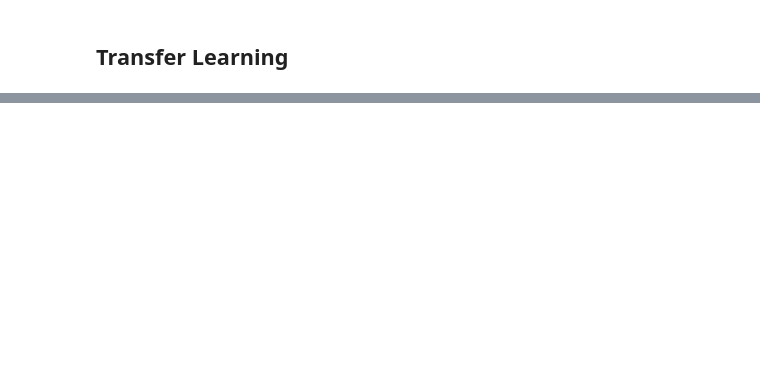
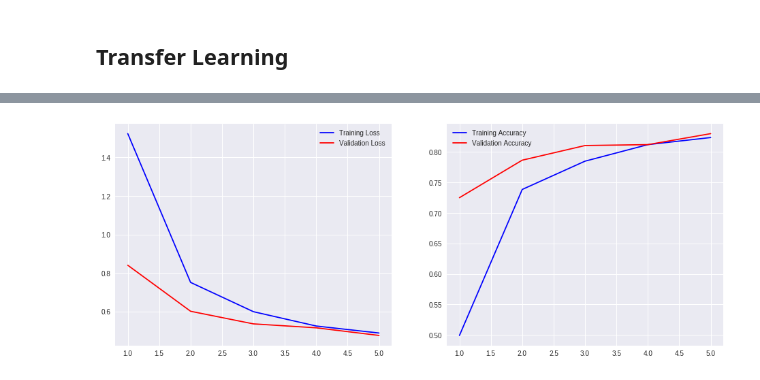
Before and after one commit to amitkaps/deep-learning, a Jupyter notebook: 04-Transfer-Learning.ipynb, the cells around one changed output, grey strips where cells are left out. Saved outputs shown, nothing was run; the diff lists cells and outputs as text; code cells hidden in the pictures; blank space fills up the shorter version.

Commit message:
Added Transfer Learning

```diff
--- a/04-Transfer-Learning.ipynb
+++ b/04-Transfer-Learning.ipynb
@@ -164,2 +209,4 @@ conv_base = inception_v3.InceptionV3(include_top=False, weights='imagenet',
+# %%
+conv_base.trainable = False
 # %%
 conv_base.summary()
@@ -165,0 +233,7 @@ conv_base.summary()
+# %%
+model_transfer = Sequential()
+model_transfer.add(conv_base)
+model_transfer.add(Dense(128, activation='relu'))
+model_transfer.add(Dropout(0.25))
+model_transfer.add(Dense(64, activation='relu'))
+model_transfer.add(Dense(10, activation='softmax'))
@@ -165,0 +260,6 @@ conv_base.summary()
+# %%
+model_transfer.compile(loss='categorical_crossentropy', optimizer="adam", metrics=['accuracy'])
+# %%
+%time
+history_transfer = model_transfer.fit(x_train_conv_resize, y_train_class[:10000],
+                                      batch_size=128, epochs=5, verbose=1, validation_split = 0.2)
@@ -165,0 +279,4 @@ conv_base.summary()
+# %%
+plot_metrics(history_transfer)
+# %% [output]
+[figure, added]
```
Also changed, not shown: parts of 22 cells of this notebook, 2 other files.
